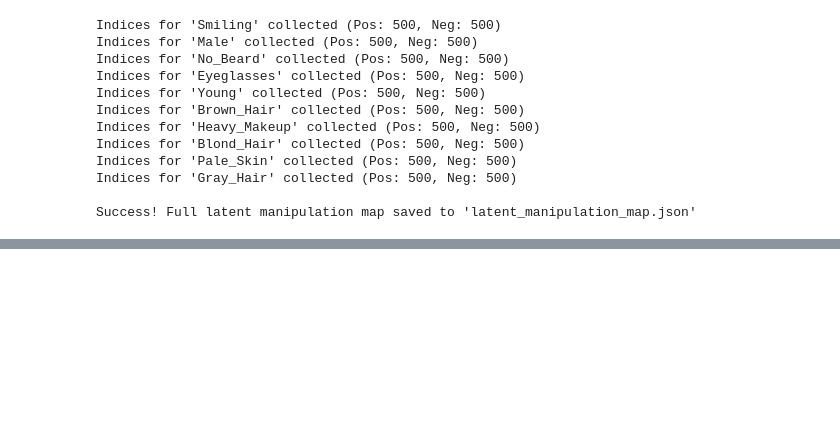
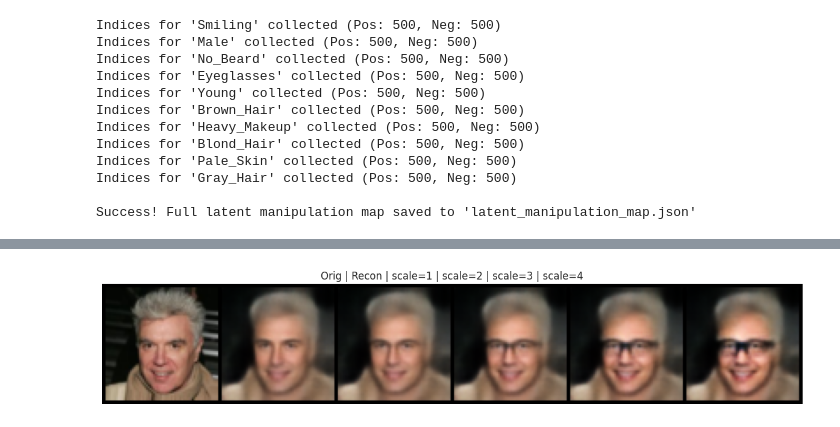
Before and after one commit to martynalacha/Latent-Space-Explorer, a Jupyter notebook: 01_data_analysis.ipynb, the cells around one changed output, grey strips where cells are left out. Saved outputs shown, nothing was run; the diff lists cells and outputs as text; code cells hidden in the pictures; blank space fills up the shorter version.

```diff
--- a/01_data_analysis.ipynb
+++ b/01_data_analysis.ipynb
@@ -246,3 +246,33 @@ show_tensor_images(comparison, "Left: Original | Center: Recon (Original labels)
+# %%
+# Select the image and its attributes from the batch
+idx = 7
+single_image = images[idx:idx+1]
+original_label = labels[idx:idx+1].clone()
+
+with torch.no_grad():
+    mu, _ = model.encode(single_image, original_label)
+    z = mu
+    recon_original = model.decode(z, original_label)
+
+    # List to store the generated images
+    results = [single_image, recon_original]
+
+    # Evaluate smooth transition from scale 1.0 to 4.0
+    scales = [1.0, 2.0, 3.0, 4.0]
+
+    for scale in scales:
+        modified_label = original_label.clone()
+        modified_label[0, 15] = scale # Okulary
+        modified_label[0, 31] = scale # Uśmiech
+
+        recon_mod = model.decode(z, modified_label)
+        results.append(recon_mod)
+
+# Concatenate all images: Original, Reconstruction, and Scales 1 to 4
+comparison = torch.cat(results, dim=0)
+show_tensor_images(comparison, "Orig | Recon | scale=1 | scale=2 | scale=3 | scale=4")
+# %% [output]
+[figure, added]
 # %%
 # 1. Create a blank attribute vector
 my_custom_attr = torch.zeros((1, 40)).to(device)
```
Also changed, not shown: parts of 6 cells of this notebook, 2 other files.
